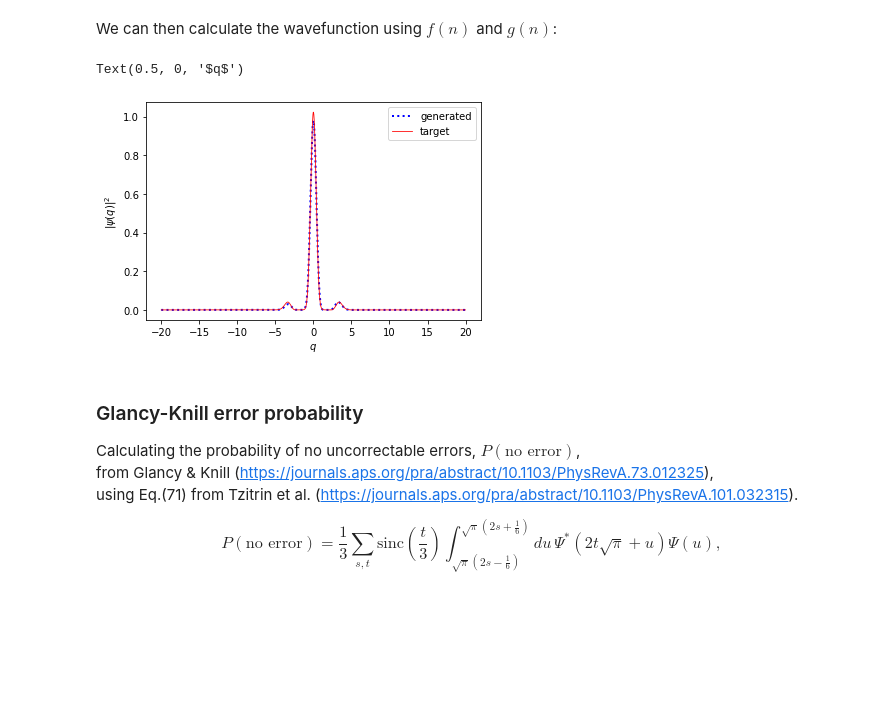
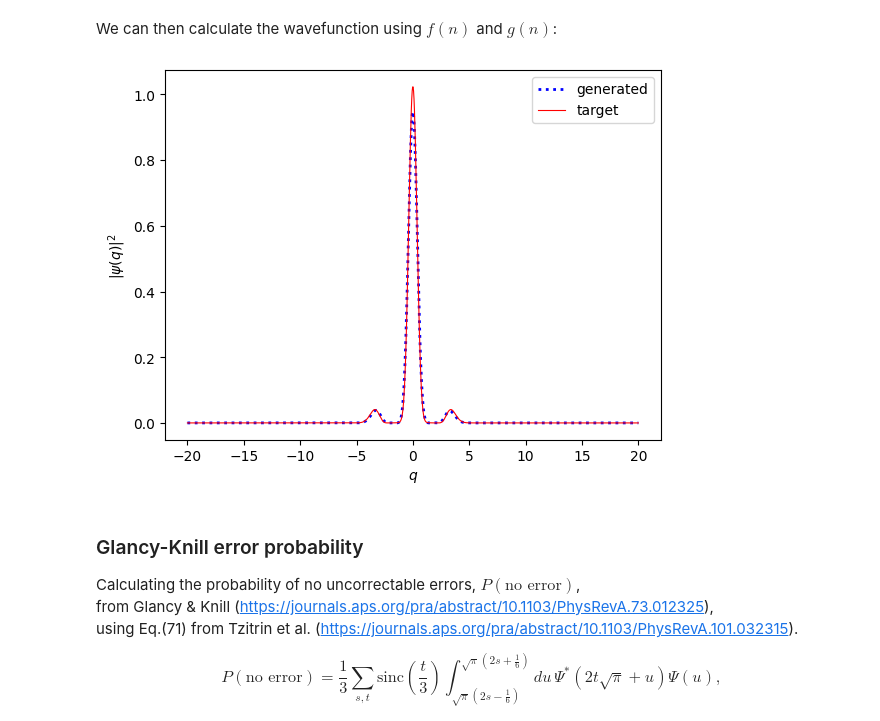
Before and after one commit to sherryblair/GKP-states-from-vacuum, a Jupyter notebook: GKP states from vacuum.ipynb, the cells around one changed output. Cells and saved outputs as stored; diff of their text form; code cells hidden in the pictures; blank space fills up the shorter version.

```diff
--- a/GKP states from vacuum.ipynb
+++ b/GKP states from vacuum.ipynb
@@ -142,7 +118,7 @@ def OptimizeCircuit(trial_num):
 
 # Perform parallel optimization trials
 FidsSols = Parallel(n_jobs=n_jobs)(delayed(OptimizeCircuit)(trial_num) for trial_num in range(num_trials))
-FSarray=np.array(FidsSols) # Fidelities and solutions (gate parameters in circuit)
+FSarray=np.array(FidsSols,dtype=object) # Fidelities and solutions (gate parameters in circuit)
 Fids=FSarray[:,0]
 print('Fidelities = ',Fids) # Fidelities
 bestFid=np.max(Fids) # Highest fidelity
@@ -321,18 +291,17 @@ def wavefunction(q, ket):
 # %%
 # Plot probability distribution of generated and target GKP states
 
 qlim=20 # q-axis goes from -qlim to +qlim
 genGKPwf=wavefunction(q=np.linspace(-qlim,qlim,1000), ket=generated_GKP)
 targetGKPwf=wavefunction(q=np.linspace(-qlim,qlim,1000), ket=target_GKP)
-plt.plot(np.linspace(-qlim,qlim,1000),genGKPwf*genGKPwf.conj(),label='generated',linestyle='dotted',color='b',linewidth=2)
-plt.plot(np.linspace(-qlim,qlim,1000),targetGKPwf*targetGKPwf.conj(),label='target',color='r',linewidth=0.8)
+plt.plot(np.linspace(-qlim,qlim,1000),np.real(genGKPwf*genGKPwf.conj()),label='generated',linestyle='dotted',color='b',linewidth=2)
+plt.plot(np.linspace(-qlim,qlim,1000),np.real(targetGKPwf*targetGKPwf.conj()),label='target',color='r',linewidth=0.8)
 plt.legend()
 plt.ylabel("$|\psi(q)|^2$")
-plt.xlabel("$q$")
+plt.xlabel("$q$");
 #plt.savefig('ProbDists.png', bbox_inches='tight')
 # %% [output]
-Text(0.5, 0, '$q$')
-[figure, old version]
+[figure, new version]
 # %% [markdown]
 ### Glancy-Knill error probability
 
```
Also changed, not shown: parts of 6 cells of this notebook.
